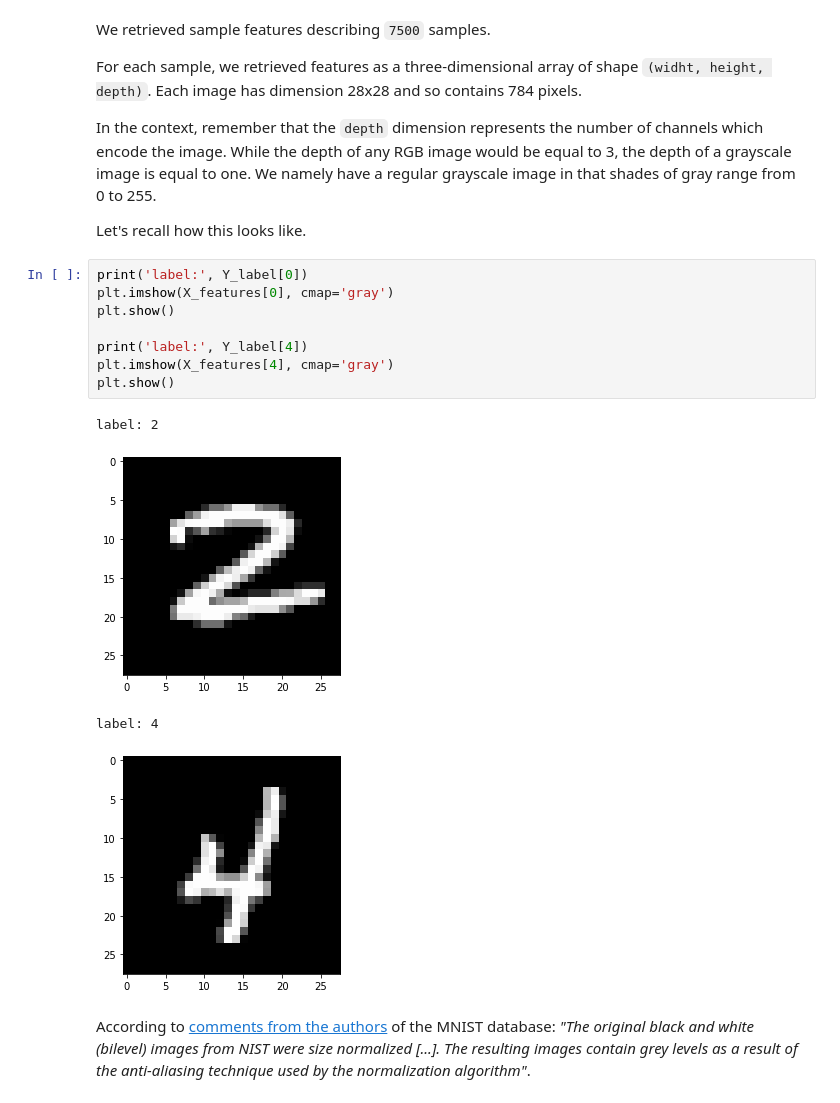
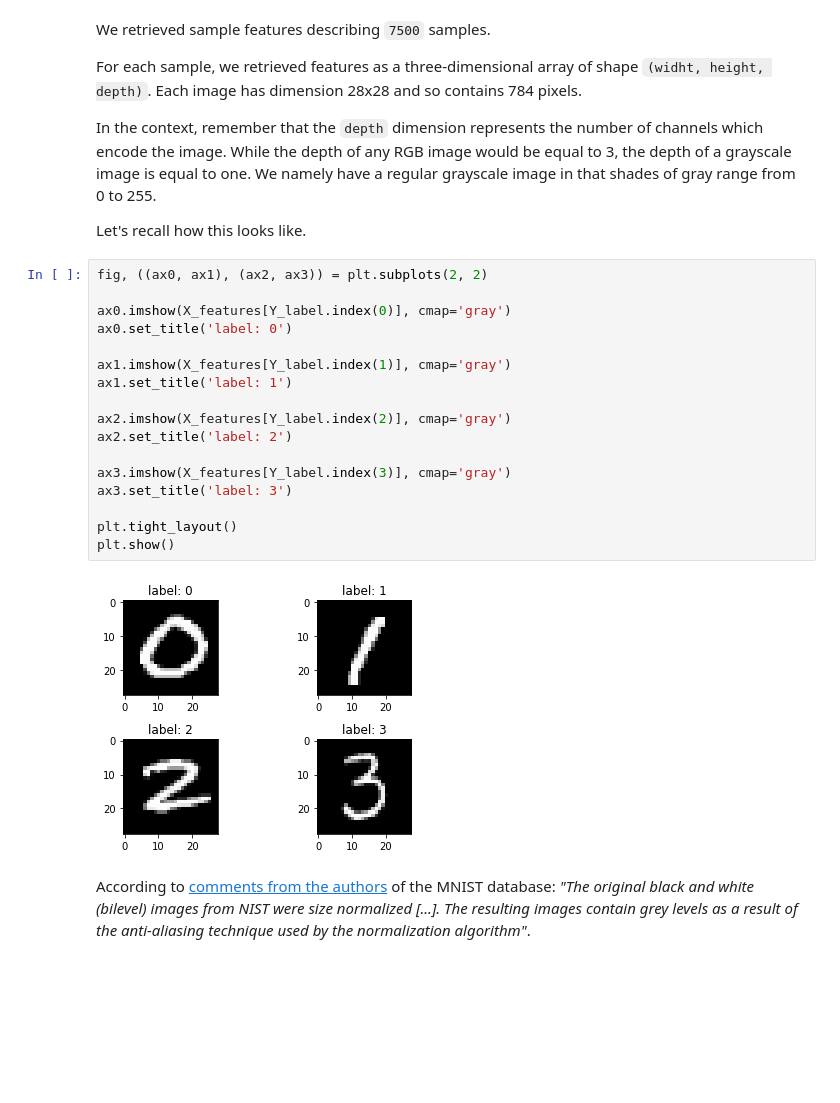
Before and after one commit to Synthaze/EpyNN, a Jupyter notebook: nnlive/captcha_mnist/train.ipynb, the cells around one changed output. Cells and saved outputs as stored; diff of their text form; blank space fills up the shorter version.

```diff
--- a/nnlive/captcha_mnist/train.ipynb
+++ b/nnlive/captcha_mnist/train.ipynb
@@ -90,19 +90,25 @@ For each sample, we retrieved  features as a three-dimensional array of shape ``
 In the context, remember that the ``depth`` dimension represents the number of channels which encode the image. While the depth of any RGB image would be equal to 3, the depth of a grayscale image is equal to one. We namely have a regular grayscale image in that shades of gray range from 0 to 255.
 
 Let's recall how this looks like.
-# %%
-print('label:', Y_label[0])
-plt.imshow(X_features[0], cmap='gray')
-plt.show()
-
-print('label:', Y_label[4])
-plt.imshow(X_features[4], cmap='gray')
-plt.show()
-# %% [output]
-label: 2
-[figure, removed]
-label: 4
-[figure, removed]
+# %%
+fig, ((ax0, ax1), (ax2, ax3)) = plt.subplots(2, 2)
+
+ax0.imshow(X_features[Y_label.index(0)], cmap='gray')
+ax0.set_title('label: 0')
+
+ax1.imshow(X_features[Y_label.index(1)], cmap='gray')
+ax1.set_title('label: 1')
+
+ax2.imshow(X_features[Y_label.index(2)], cmap='gray')
+ax2.set_title('label: 2')
+
+ax3.imshow(X_features[Y_label.index(3)], cmap='gray')
+ax3.set_title('label: 3')
+
+plt.tight_layout()
+plt.show()
+# %% [output]
+[figure, added]
 # %% [markdown]
 According to [comments from the authors](http://yann.lecun.com/exdb/mnist/) of the MNIST database: *"The original black and white (bilevel) images from NIST were size normalized \[...\]. The resulting images contain grey levels as a result of the anti-aliasing technique used by the normalization algorithm"*.
 # %% [markdown]
```
Also changed, not shown: parts of 4 cells of this notebook, 2 other files.
